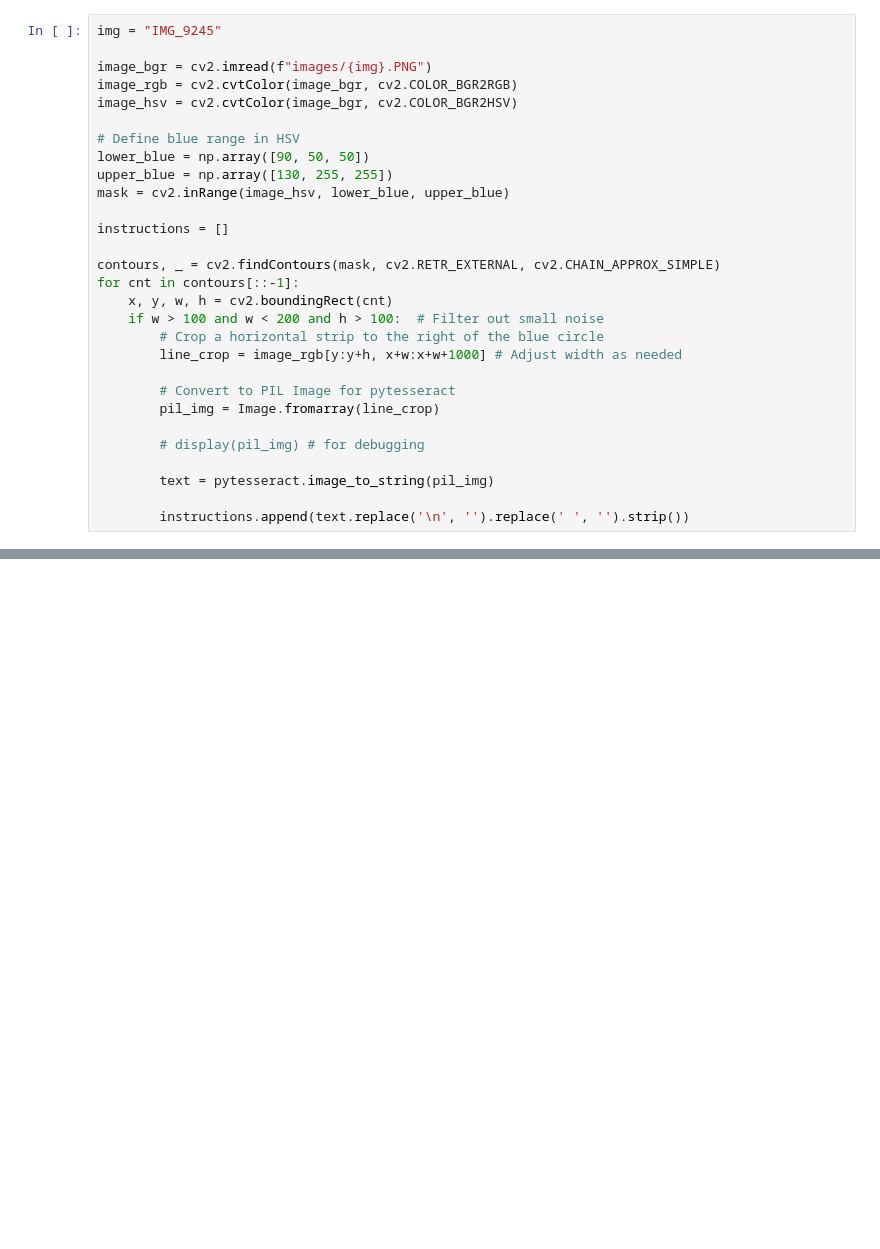
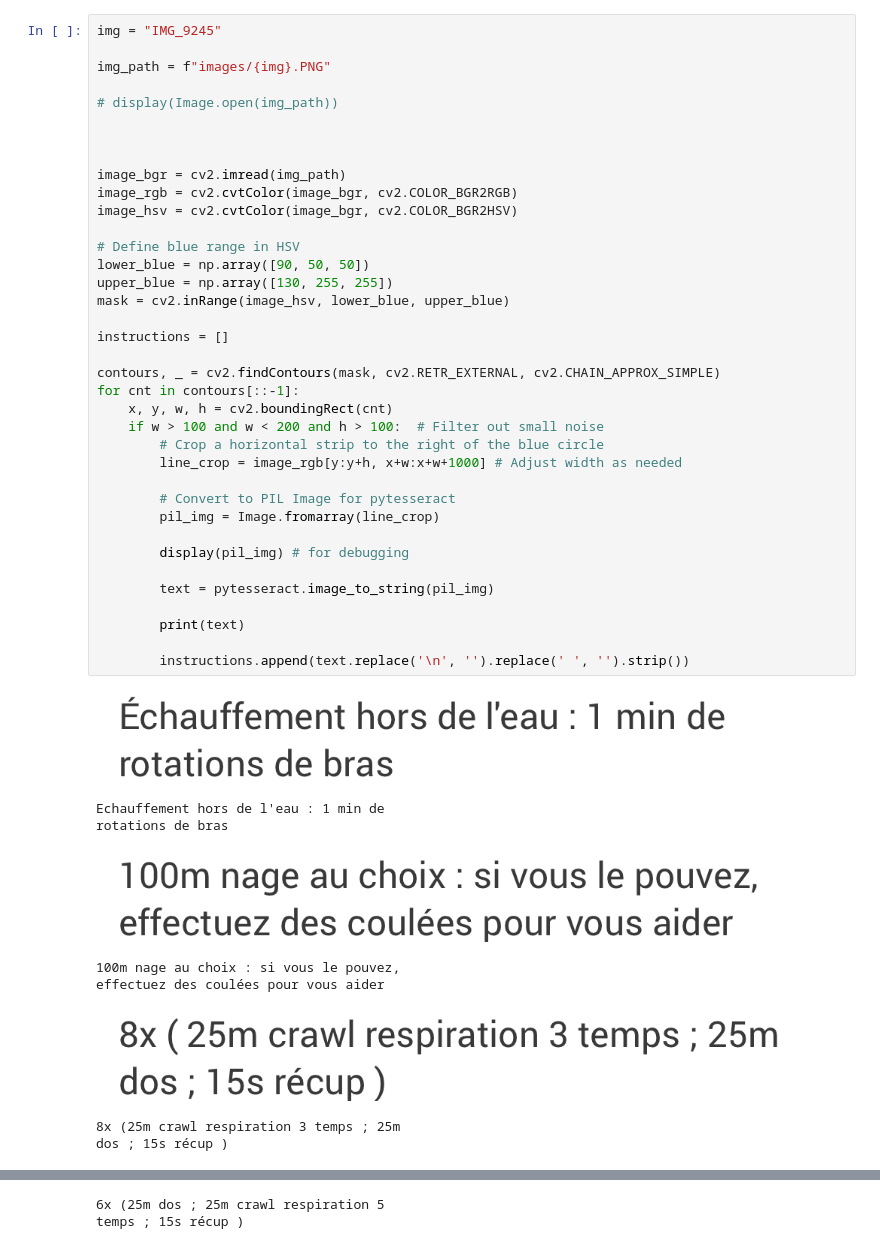
Before and after one commit to Hippolytehh/garmin, a Jupyter notebook: img_to_text.ipynb, the cells around one changed output, grey strips where cells are left out. Saved outputs shown, nothing was run; the diff lists cells and outputs as text; blank space fills up the shorter version.

```diff
--- a/img_to_text.ipynb
+++ b/img_to_text.ipynb
@@ -16,29 +14,47 @@ from Swimming import SwimmingWorkout, SwimmingWorkoutStepRepeat, SwimmingWorkout
 # %%
 img = "IMG_9245"
 
-image_bgr = cv2.imread(f"images/{img}.PNG")
+img_path = f"images/{img}.PNG"
+
+# display(Image.open(img_path))
+
+
+
+image_bgr = cv2.imread(img_path)
 image_rgb = cv2.cvtColor(image_bgr, cv2.COLOR_BGR2RGB)
 image_hsv = cv2.cvtColor(image_bgr, cv2.COLOR_BGR2HSV)
 
 # Define blue range in HSV
 lower_blue = np.array([90, 50, 50])
 upper_blue = np.array([130, 255, 255])
 mask = cv2.inRange(image_hsv, lower_blue, upper_blue)
 
 instructions = []
 
 contours, _ = cv2.findContours(mask, cv2.RETR_EXTERNAL, cv2.CHAIN_APPROX_SIMPLE)
 for cnt in contours[::-1]:
     x, y, w, h = cv2.boundingRect(cnt)
     if w > 100 and w < 200 and h > 100:  # Filter out small noise
         # Crop a horizontal strip to the right of the blue circle
         line_crop = image_rgb[y:y+h, x+w:x+w+1000] # Adjust width as needed
 
         # Convert to PIL Image for pytesseract
         pil_img = Image.fromarray(line_crop)
 
-        # display(pil_img) # for debugging
+        display(pil_img) # for debugging
 
         text = pytesseract.image_to_string(pil_img)
 
+        print(text)
+
         instructions.append(text.replace('\n', '').replace(' ', '').strip())
+# %% [output]
+[figure, added]
+Echauffement hors de l'eau : 1 min de
+rotations de bras
+[figure, added]
+100m nage au choix : si vous le pouvez,
+effectuez des coulées pour vous aider
+[figure, added]
+8x (25m crawl respiration 3 temps ; 25m
+dos ; 15s récup )
@@ -44,0 +62,2 @@ for cnt in contours[::-1]:
+6x (25m dos ; 25m crawl respiration 5
+temps ; 15s récup )
```
Also changed, not shown: parts of 3 cells of this notebook, 1 other file.
